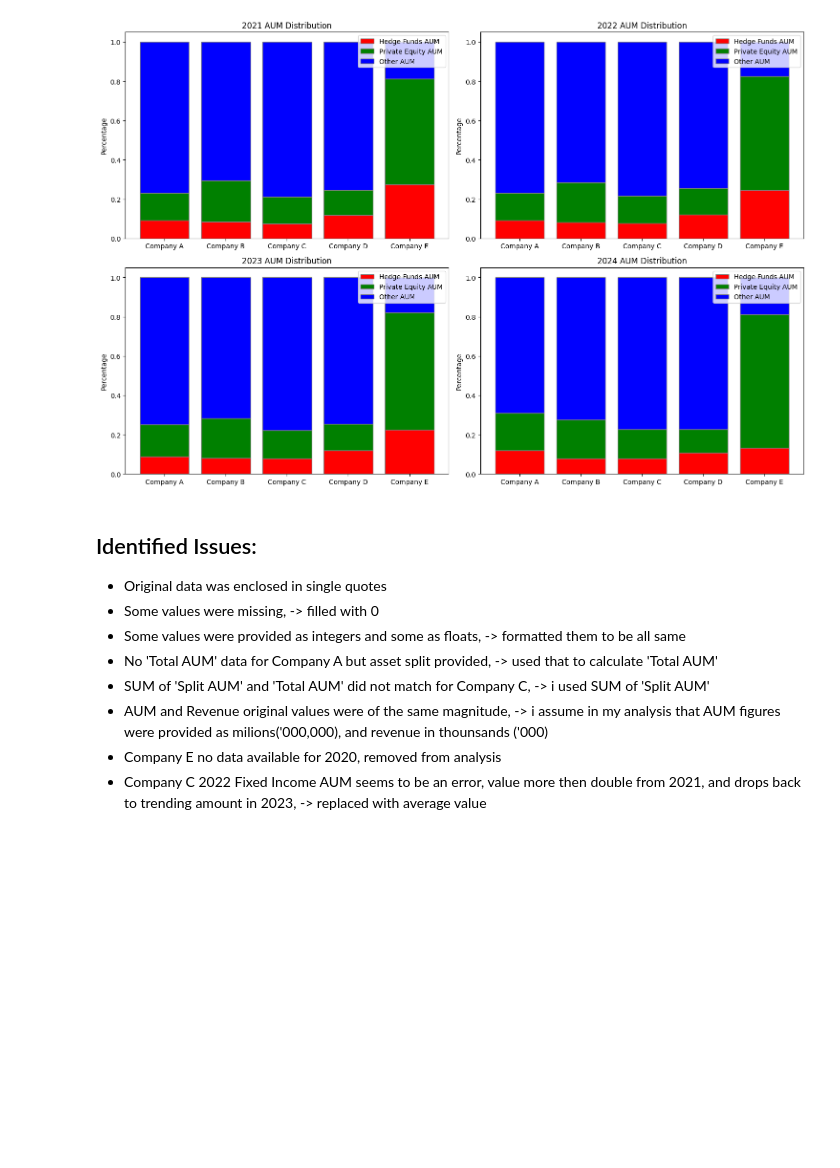
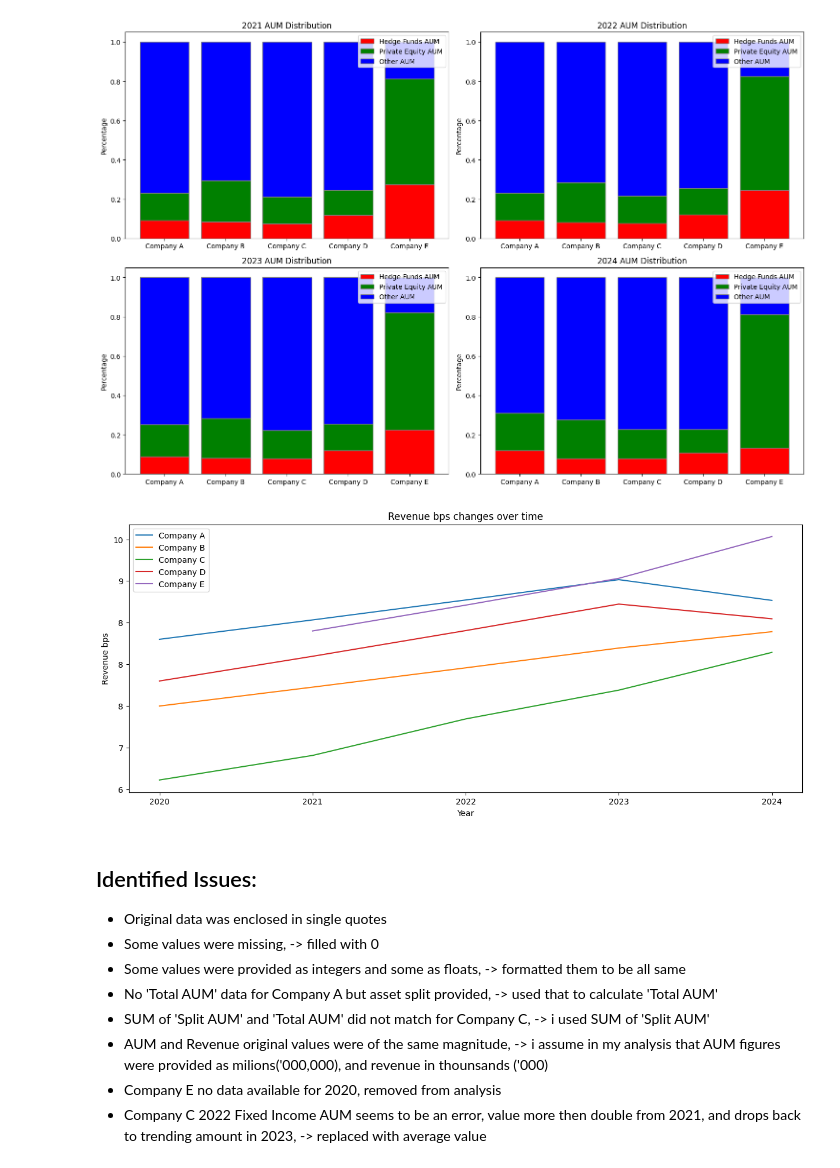
Before and after one commit to miroslaw-steblik/aum-analysis, a Jupyter notebook: bf/project_alpha.ipynb, the cells around one changed output. Cells and saved outputs as stored; diff of their text form; code cells hidden in the pictures; blank space fills up the shorter version.

```diff
--- a/bf/project_alpha.ipynb
+++ b/bf/project_alpha.ipynb
@@ -146,6 +146,12 @@ average_value = df_pivot.loc[(df_pivot['Company_'] == 'Company C') & (df_pivot['
 
 # Replace the value for the year 2022 with the calculated average
 df_pivot.loc[(df_pivot['Company_'] == 'Company C') & (df_pivot['Year_'] == 2022), 'Fixed income_AUM Split'] = average_value
+
+# Calculate average value for 'Total Revenu' for Company C excluding the year 2022
+average_value = df_pivot.loc[(df_pivot['Company_'] == 'Company C') & (df_pivot['Year_'] != 2022), 'Total_Revenue'].mean()
+
+# Replace the value for the year 2022 with the calculated average
+df_pivot.loc[(df_pivot['Company_'] == 'Company C') & (df_pivot['Year_'] == 2022), 'Total_Revenue'] = average_value
 
 # assume all figures are in million, divide by 1000 to convert to million
 df_pivot['Total_Revenue'] = df_pivot['Total_Revenue'] / 1000
@@ -175,7 +181,6 @@ df_pivot['Revenue_bps'] = df_pivot['Total_Revenue'] / df_pivot['Total_AUM_calc']
 # Calculate 4-year CAGR
 df_pivot['AUM_4Y_CAGR(%)'] = ((df_pivot['Total_AUM_calc'] / df_pivot['Total_AUM_calc'].shift(4)) ** (1/4)) - 1
 df_pivot['Revenue_4Y_CAGR(%)'] = ((df_pivot['Total_Revenue'] / df_pivot['Total_Revenue'].shift(4)) ** (1/4)) - 1
-#df_pivot.columns = ['Manager Name', 'Year', 'AUM Check', 'AUM Check Diff', 'Fixed Income AUM', 'Hedge Funds AUM', 'Multi-Asset AUM', 'Other AUM', 'Private Debt AUM', 'Private Equity AUM', 'Public Equities AUM', 'Total AUM', 'Total Revenue', 'Total_AUM_calc(£)', 'Total_Revenue(£)', 'PE_AUM(%)', 'HF_AUM(%)', 'Revenue_PE(£)', 'Revenue_HF(£)', 'Revenue_bps', 'AUM_4Y_CAGR(%)', 'Revenue_4Y_CAGR(%)']
 
 df_pivot.rename(columns={
                         'Company_': 'Manager Name',
@@ -205,5 +210,6 @@ df_pivot.rename(columns={
 #drop 'Company E' for 'Year' 2020 as it has no data
 df_pivot = df_pivot[~((df_pivot['Manager Name'] == 'Company E') & (df_pivot['Year'] == 2020))]
 
-print(df_pivot.head(5))
+print(df_pivot.head(50))
+df_pivot.to_csv('data/processed_data.csv', index=False)
 # %% [output]
@@ -378,6 +393,27 @@ plt.tight_layout()
 plt.show()
 # %% [output]
 [figure]
+# %%
+# line chart for 'Revenue bps' over the years
+fig, ax = plt.subplots(figsize=(15,6))
+
+for company in companies:
+    company_data = df_pivot[df_pivot['Manager Name'] == company]
+    ax.plot(company_data['Year'], company_data['Revenue bps'], label=company)
+
+ax.xaxis.set_major_locator(ticker.MaxNLocator(integer=True))
+ax.yaxis.set_major_formatter(ticker.StrMethodFormatter('{x:,.0f}'))
+
+ax.set_xlabel('Year')
+ax.set_ylabel('Revenue bps')
+ax.set_title('Revenue bps changes over time')
+ax.legend()
+
+plt.show()
+
+# Get the unique years excluding 2020
+# %% [output]
+[figure, added]
 # %% [markdown]
 ## Identified Issues:
 - Original data was enclosed in single quotes
```
Also changed, not shown: parts of 1 cell of this notebook.
